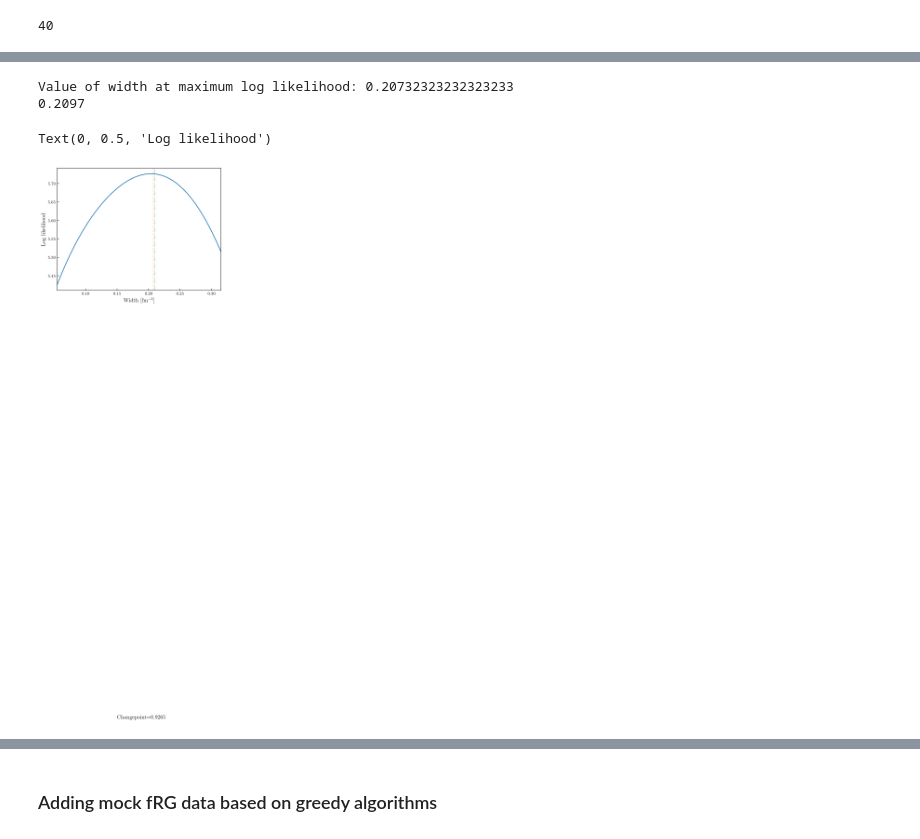
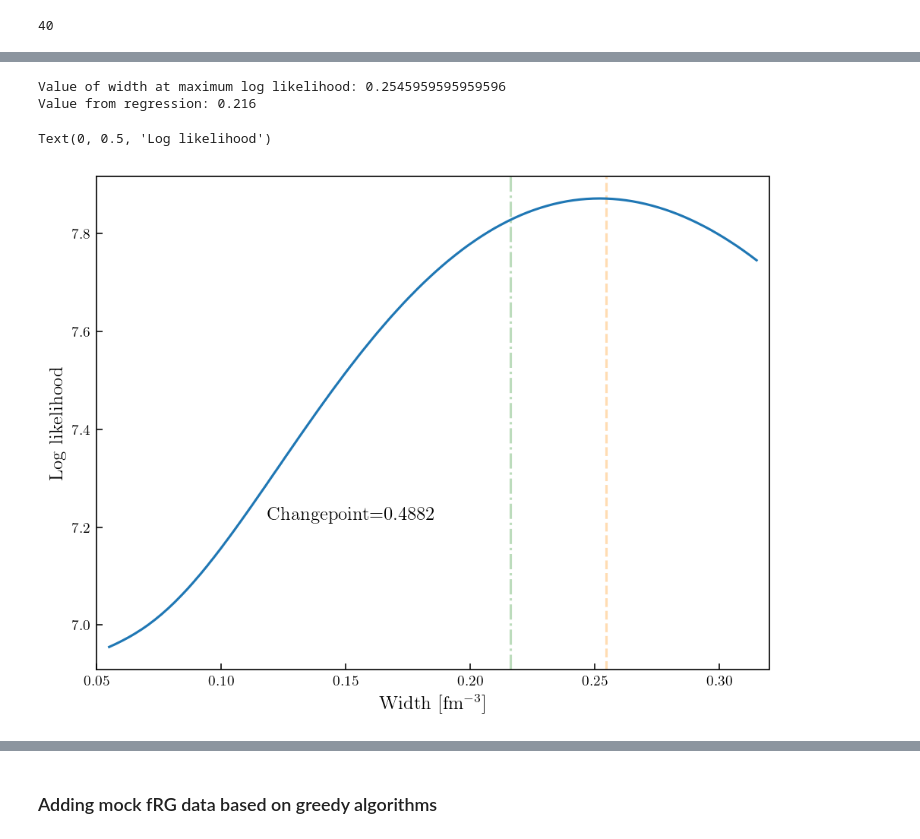
Before and after one commit to asemposki/neutron-rich-bmm, a Jupyter notebook: notebooks/NSM_Changepoint.ipynb, the cells around one changed output, grey strips where cells are left out. Drawn from its saved outputs; the diff is of its cells as text; code cells hidden in the pictures.

Commit message:
mean function works, need to generate more plots

```diff
--- a/notebooks/NSM_Changepoint.ipynb
+++ b/notebooks/NSM_Changepoint.ipynb
@@ -10,3 +10,6 @@ new_pts = []
 # %% [markdown]
 ---
 ---
+# %%
+# if running non-zero mean function put 'True'
+mean_function = True
@@ -131,21 +98,14 @@ data_xeft_2 = {
 chiral_tr_data, pqcd_tr_data, training_data_new = gp_data(data_xeft_2, data_pqcd, cutoff, \
                                                           all_orders=False, matter='ANM')
 
-# adding some fake fRG data for funsies
-n_frg = np.array([1.148]) #, 1.64])
-p_mean_frg = np.array([0.8]) #, 0.85])
-p_std_frg = np.array([0.05]) #, 0.05])
-p_cov_frg = np.array([0.0025]) #, 0.00125], [0.00125, 0.0025]])
-# fake covariance data with 50% correlation or so
-
 # delete some of the elements to keep some extra points
 nope = [0, 4, 6]
 
 # cut these out
 chiral_data = {}
-chiral_data['dens'] = np.delete(chiral_tr_data['dens'], [0,4,6], 0)
-chiral_data['mean'] = np.delete(chiral_tr_data['mean'], [0,4,6], 0)
-chiral_data['std'] = np.delete(chiral_tr_data['std'], [0,4,6], 0)
+chiral_data['dens'] = np.delete(chiral_tr_data['dens'], nope, 0)
+chiral_data['mean'] = np.delete(chiral_tr_data['mean'], nope, 0)
+chiral_data['std'] = np.delete(chiral_tr_data['std'], nope, 0)
 chiral_data['cov'] = np.delete(np.delete(chiral_tr_data['cov'], nope, 0), nope, 1)
 
 # assign testing array (no equal points in training)
@@ -608,8 +485,11 @@ print(cutoff)
 # %%
 # train the kernel (though we really don't need to, we need to fit)
 X_train = training_data_2['dens'].reshape(-1,1)
-y_train = y_scaled.reshape(-1,1)
-#y_train = training_data_2['mean'].reshape(-1,1)
+
+if mean_function is True:
+    y_train = y_scaled.reshape(-1,1)
+else:
+    y_train = training_data_2['mean'].reshape(-1,1)
 
 # eliminate nan values from pqcd
 pqcd_dens = data_pqcd['density'][5:]
@@ -624,16 +504,6 @@ data_cut_pqcd = {
     'cov': pqcd_cov[:2,:2]
 }
 
-# create scaled chiral data
-#y_chi_scaled = chiral_tr_final['mean'] - full_cubic_spline(chiral_tr_final['dens'], data_xeft)
-
-# create scaled pQCD data (whoa why, we should just leave this first)
-#y_pqcd_scaled = pqcd_tr_final['mean'] - full_cubic_spline(pqcd_tr_final['dens'], data_cut_pqcd)
-
-# concatenate these and see what happens
-#y_scaled = np.concatenate((y_chi_scaled, y_pqcd_scaled))
-#y_train = y_scaled.reshape(-1,1)
-
 prior_dict = {
     'w': 'truncnorm',
     'cp': 'truncnorm'
@@ -693,35 +563,37 @@ Value from the GP regression: 0.927
 # %%
 log_likelihood = []
 test_w = np.linspace(0.055, 0.315, 100)
 chp = np.exp(gpcp.kernel_.theta[0])
 
 for w in test_w:
     kernel = Changepoint(ls1=0.328, ls2=6.5, cbar1=0.9, cbar2=1.0,
                      changepoint=chp, changepoint_bounds='fixed', width=w, \
                          width_bounds=[w-0.0001, w+0.0001])
     gpcptest2 = GaussianProcessRegressor2dNoise(
     kernel=kernel,
     alpha=training_data_2['cov']  # here is where we input the full covariance matrix from the data
     )
     gpcptest2.fit(X_train, y_train, priors=True, prior_choice='changepoint', prior_type=prior_dict, cutoff=cutoff)
     log_likelihood.append(gpcptest2.log_marginal_likelihood())
 
 ind = np.where([np.asarray(log_likelihood[i]) >= max(log_likelihood) \
                 for i in range(len(log_likelihood))])[0][-1]+1
+
 print('Value of width at maximum log likelihood:', test_w[ind])
+print('Value from regression:', w_final)
+
 cp_final = round(np.exp(gpcp.kernel_.theta[0]), 4)
 w_final = round(np.exp(gpcp.kernel_.theta[1]), 4)
-print(w_final)
 
 plt.axvline(x=test_w[ind], linestyle='dashed', color='darkorange', alpha=0.3)
 plt.axvline(x=w_final, linestyle='-.', color='forestgreen', alpha=0.3)   # plot the changepoint result
 plt.plot(test_w, log_likelihood)
 plt.xlabel(r'Width [fm$^{-3}$]', fontsize=12)
-plt.xlim(min(test_w), max(test_w))
-plt.text(0.15, 4.25, 'Changepoint={}'.format(cp_final), fontsize=12)
+plt.xlim(0.05, 0.32)
+plt.text(0., 0., 'Changepoint={}'.format(cp_final), fontsize=12, transform=ax.transAxes)
 plt.ylabel('Log likelihood', fontsize=12)
 # %% [output]
-Value of width at maximum log likelihood: 0.20732323232323233
-0.2097
+Value of width at maximum log likelihood: 0.2545959595959596
+Value from regression: 0.216
 Text(0, 0.5, 'Log likelihood')
-[figure, old version]
+[figure, new version]
```
Also changed, not shown: parts of 32 cells of this notebook, 1 other file.
